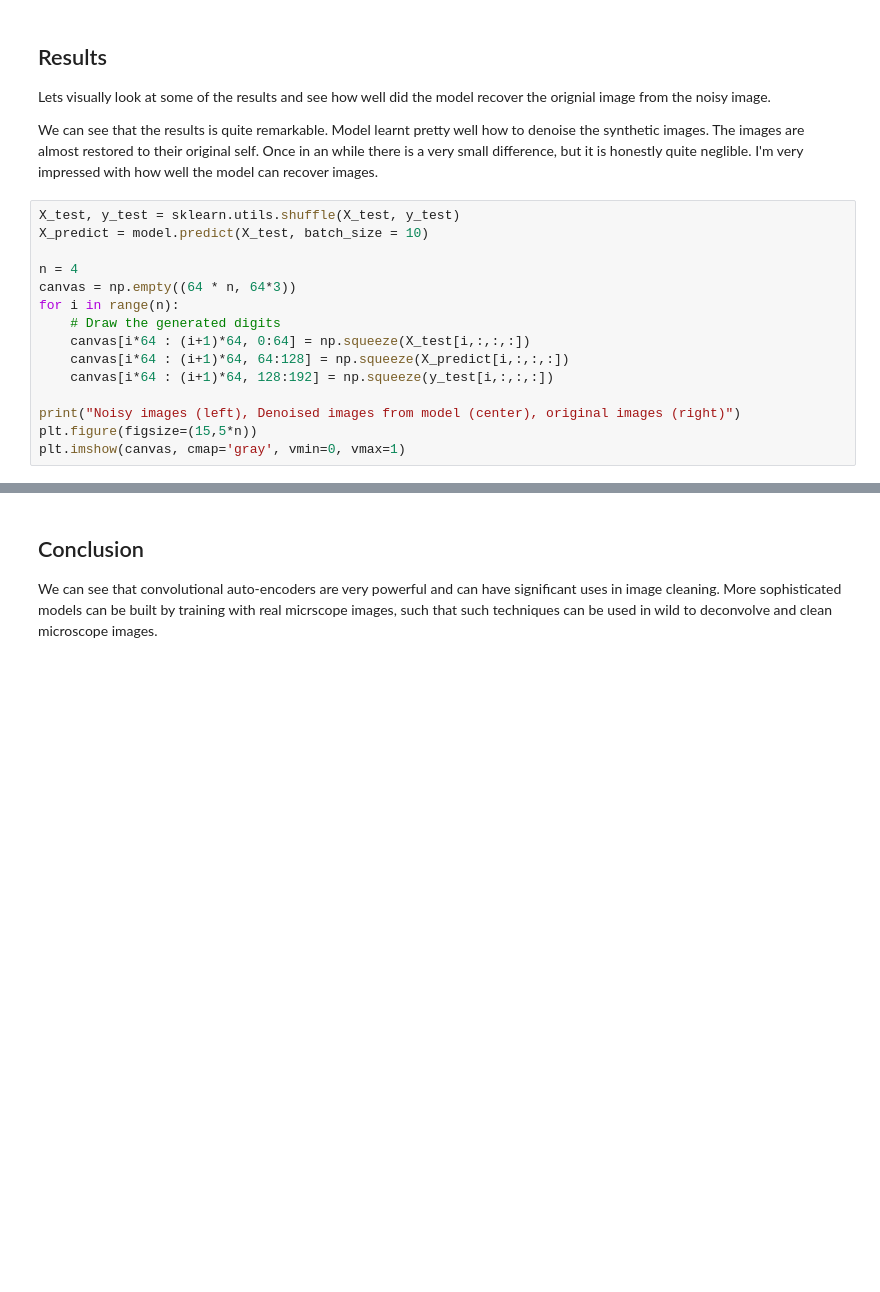
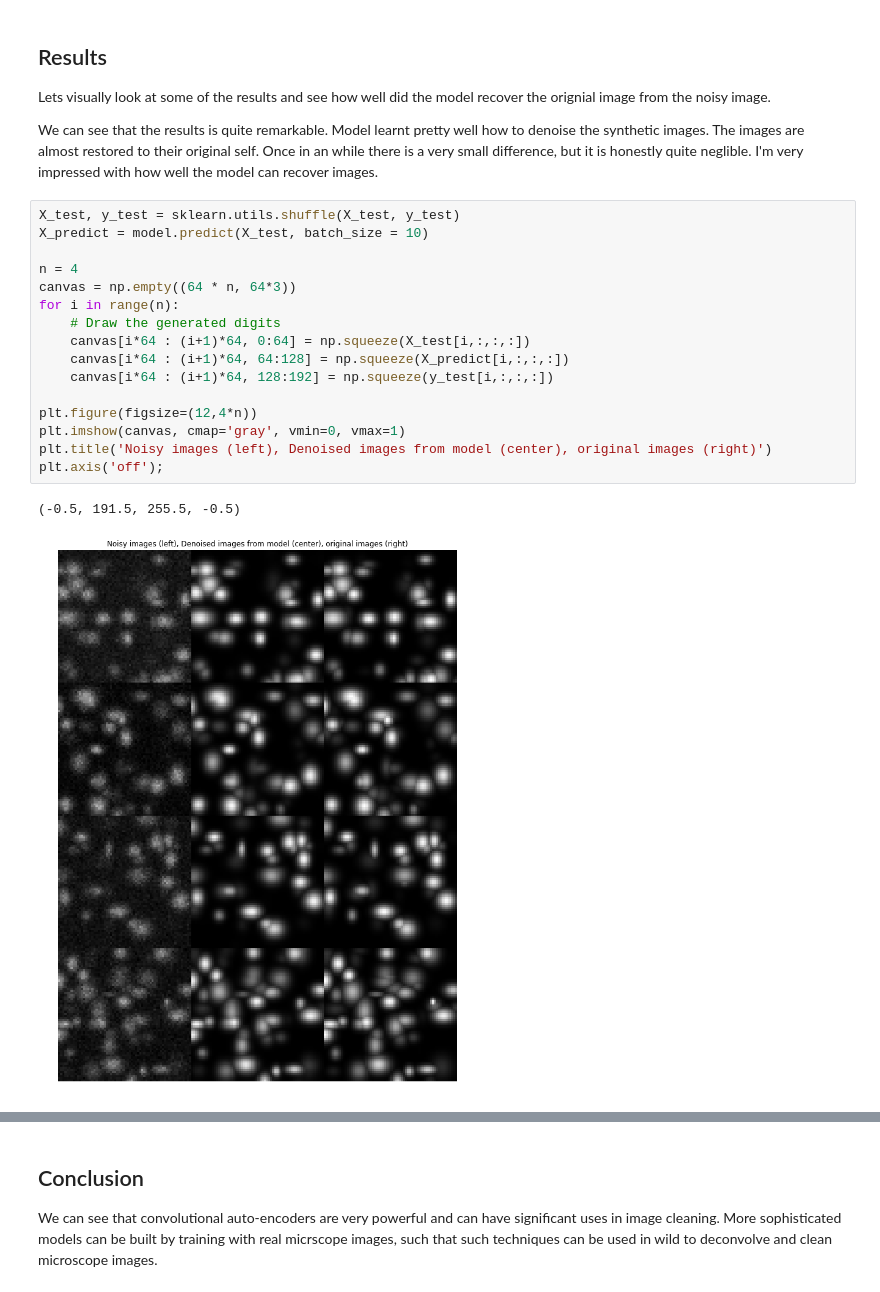
Before and after one commit to mohakpatel/ImageCleaning, a Jupyter notebook: src/ImageCleaning.ipynb, the cells around one changed output, grey strips where cells are left out. Drawn from its saved outputs; the diff is of its cells as text; blank space fills up the shorter version.

Commit message:
:heavy_plus_sign: Add images in data

```diff
--- a/src/ImageCleaning.ipynb
+++ b/src/ImageCleaning.ipynb
@@ -263,15 +267,19 @@ We can see that the results is quite remarkable. Model learnt pretty well how to
 # %%
 X_test, y_test = sklearn.utils.shuffle(X_test, y_test)
 X_predict = model.predict(X_test, batch_size = 10)
 
 n = 4
 canvas = np.empty((64 * n, 64*3))
 for i in range(n):
     # Draw the generated digits
     canvas[i*64 : (i+1)*64, 0:64] = np.squeeze(X_test[i,:,:,:])
     canvas[i*64 : (i+1)*64, 64:128] = np.squeeze(X_predict[i,:,:,:])
     canvas[i*64 : (i+1)*64, 128:192] = np.squeeze(y_test[i,:,:,:])
 
-print("Noisy images (left), Denoised images from model (center), original images (right)")
-plt.figure(figsize=(15,5*n))
+plt.figure(figsize=(12,4*n))
 plt.imshow(canvas, cmap='gray', vmin=0, vmax=1)
+plt.title('Noisy images (left), Denoised images from model (center), original images (right)')
+plt.axis('off');
+# %% [output]
+(-0.5, 191.5, 255.5, -0.5)
+[figure, added]
```
Also changed, not shown: parts of 4 cells of this notebook.
